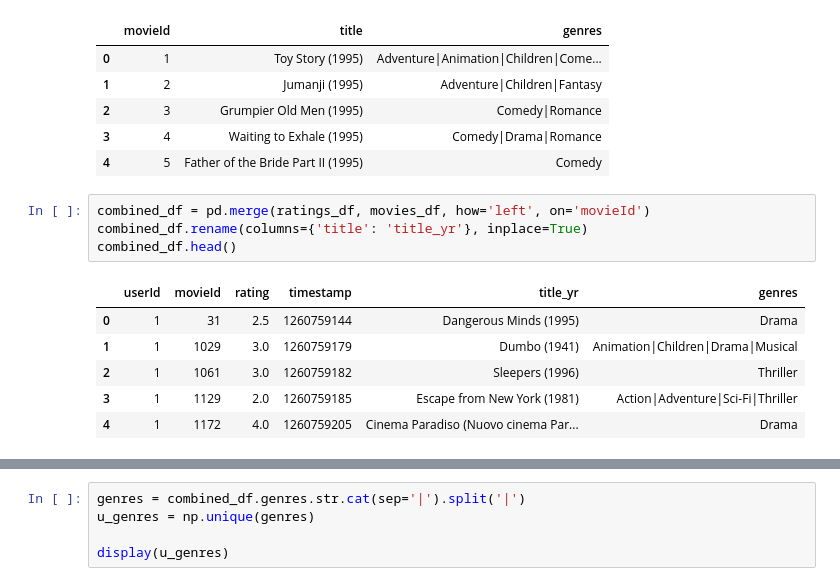
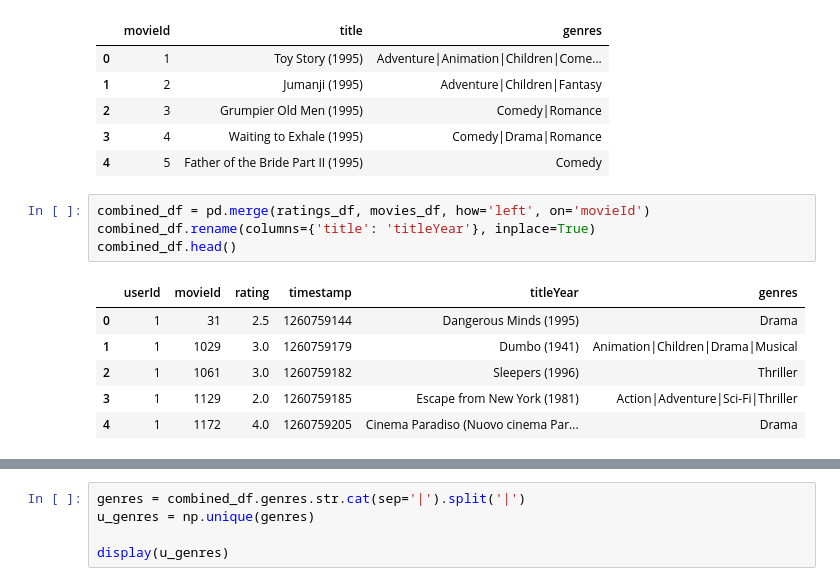
Before and after one commit to ohmeow/fastai-projects, a Jupyter notebook: part1v2/dl1/lesson5-movielens.ipynb, the cells around one changed output, grey strips where cells are left out. Drawn from its saved outputs; the diff is of its cells as text.

```diff
--- a/part1v2/dl1/lesson5-movielens.ipynb
+++ b/part1v2/dl1/lesson5-movielens.ipynb
@@ -34,10 +34,10 @@ movies_df.head()
 | 4 | 5 | Father of the Bride Part II (1995) | Comedy |
 # %%
 combined_df = pd.merge(ratings_df, movies_df, how='left', on='movieId')
-combined_df.rename(columns={'title': 'title_yr'}, inplace=True)
+combined_df.rename(columns={'title': 'titleYear'}, inplace=True)
 combined_df.head()
 # %% [output]
-|  | userId | movieId | rating | timestamp | title_yr | genres |
+|  | userId | movieId | rating | timestamp | titleYear | genres |
 | 0 | 1 | 31 | 2.5 | 1260759144 | Dangerous Minds (1995) | Drama |
 | 1 | 1 | 1029 | 3.0 | 1260759179 | Dumbo (1941) | Animation|Children|Drama|Musical |
 | 2 | 1 | 1061 | 3.0 | 1260759182 | Sleepers (1996) | Thriller |
```
Also changed, not shown: parts of 41 cells of this notebook.
